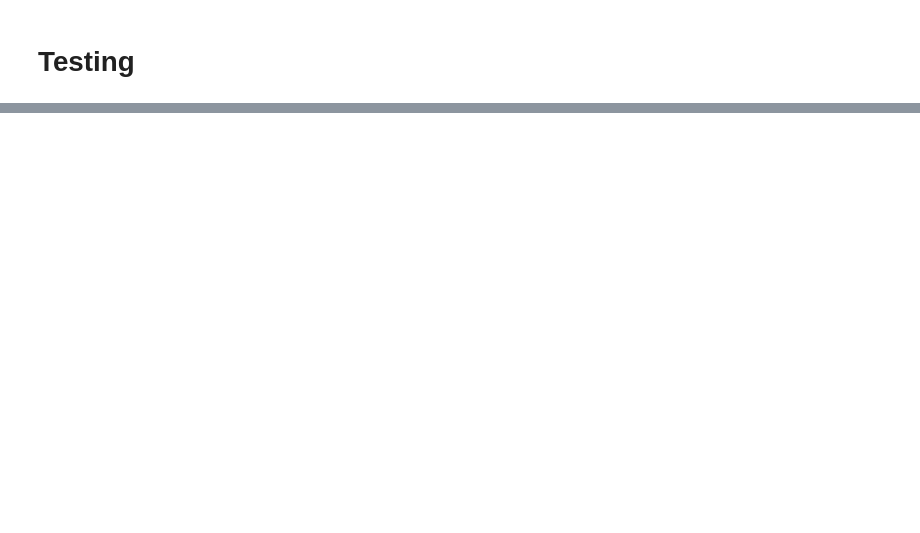
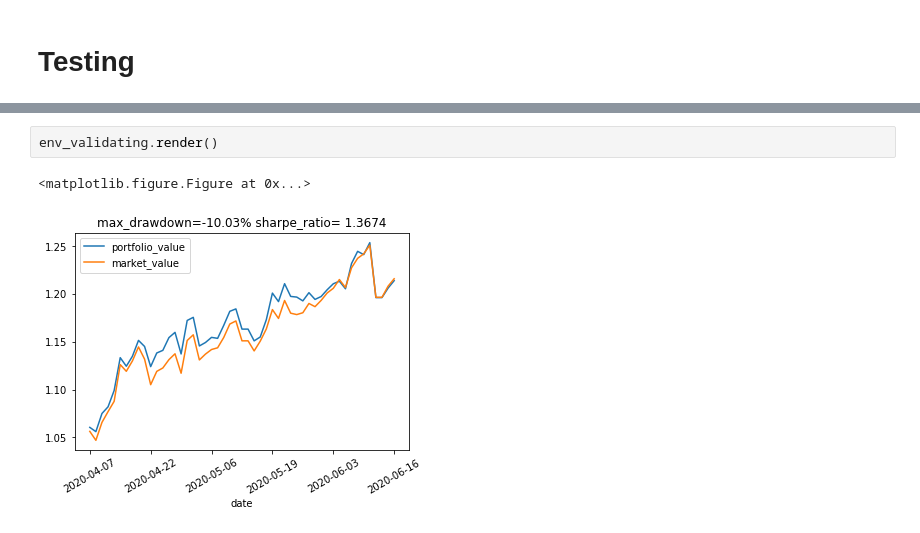
Before and after one commit to Tsedao/SPDQ, a Jupyter notebook: portfolio_simulation.ipynb, the cells around one changed output, grey strips where cells are left out. Drawn from its saved outputs; the diff is of its cells as text; blank space fills up the shorter version.

```diff
--- a/portfolio_simulation.ipynb
+++ b/portfolio_simulation.ipynb
@@ -110,0 +155,5 @@ env.render()
+# %%
+env_validating.render()
+# %% [output]
+<matplotlib.figure.Figure at 0x...>
+[figure, added]
```
Also changed, not shown: parts of 23 cells of this notebook.
